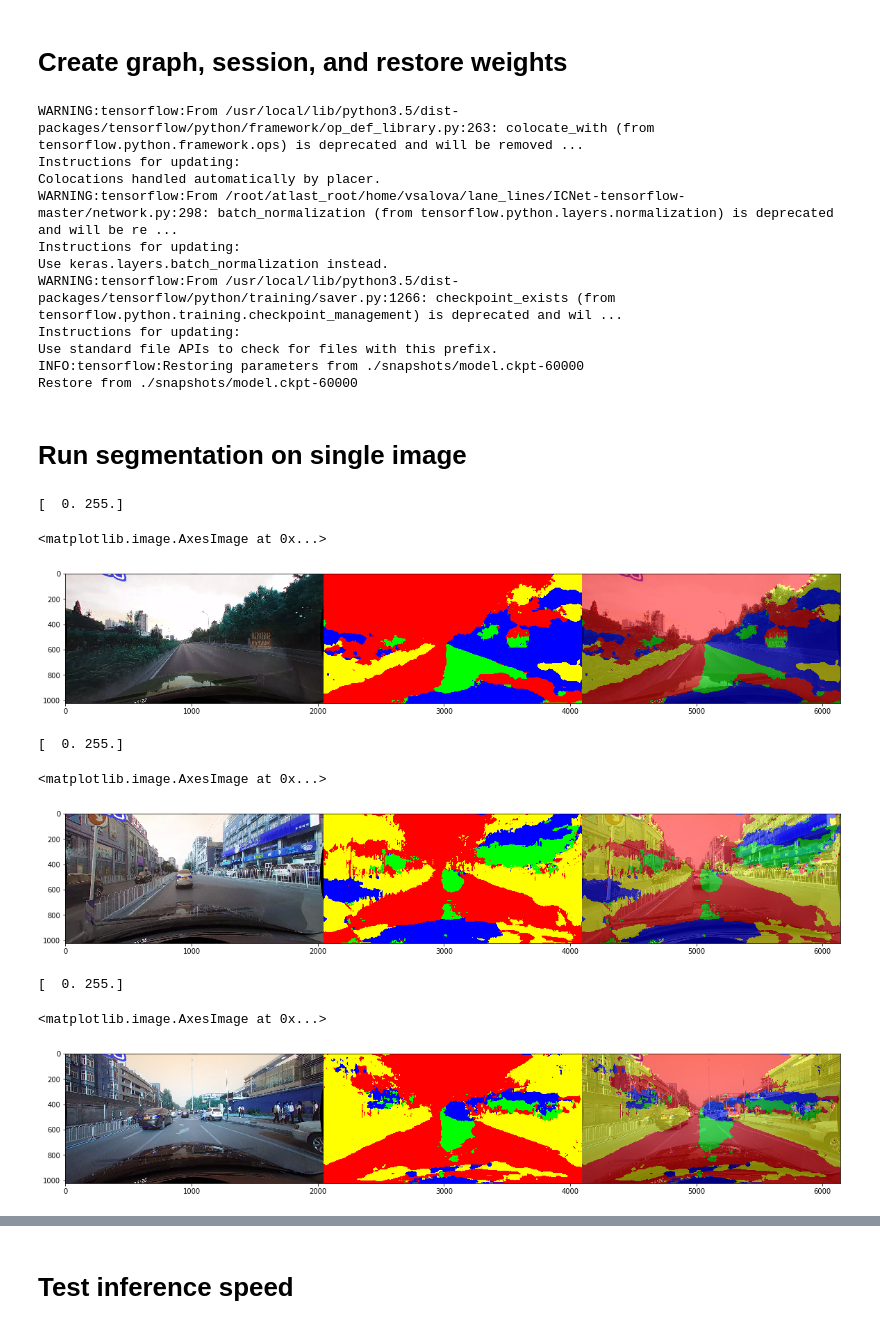
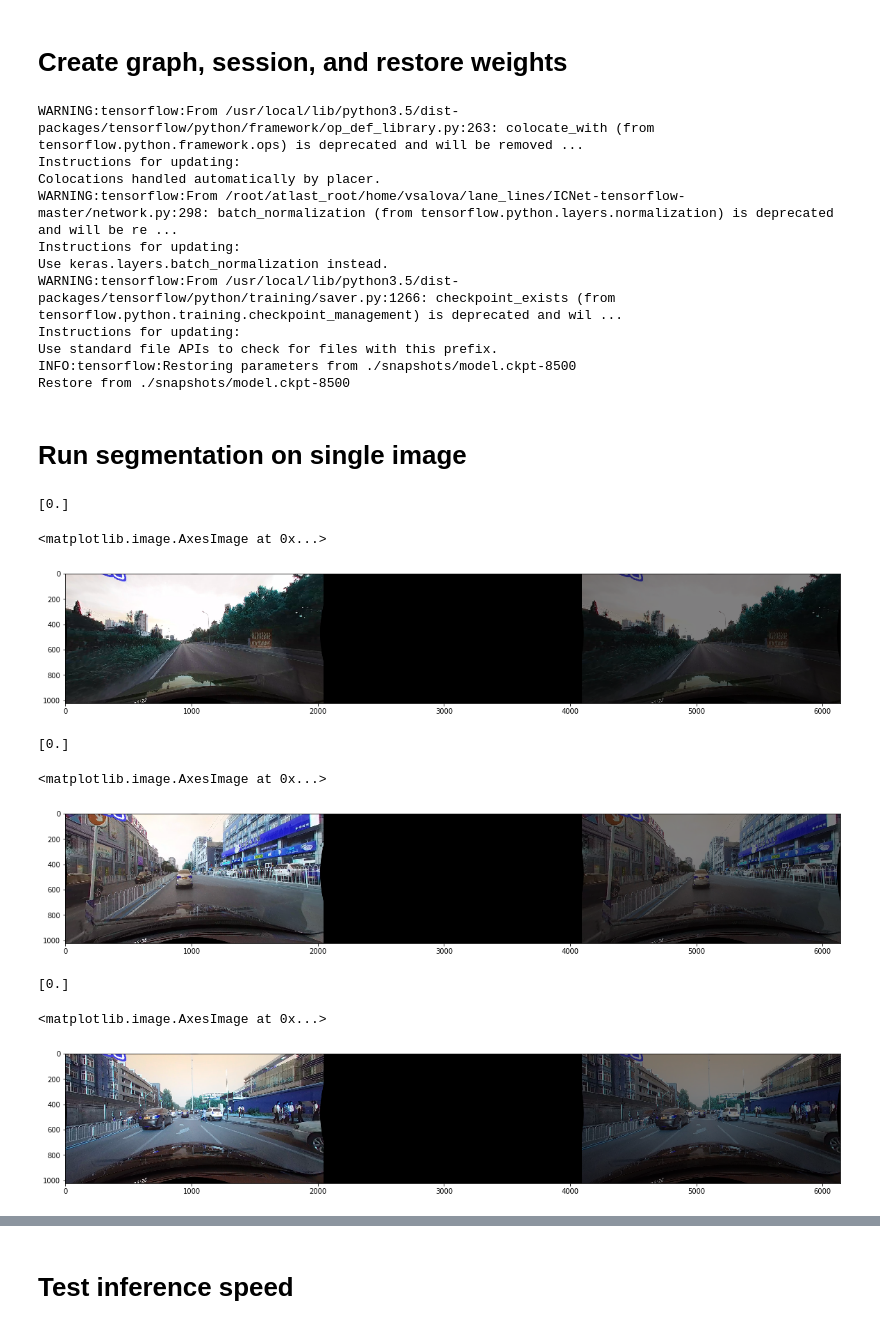
Before and after one commit to vsalova/lane_lines, a Jupyter notebook: ICNet-tensorflow-master/demo.ipynb, the cells around one changed output, grey strips where cells are left out. Drawn from its saved outputs; the diff is of its cells as text; code cells hidden in the pictures.

```diff
--- a/ICNet-tensorflow-master/demo.ipynb
+++ b/ICNet-tensorflow-master/demo.ipynb
@@ -28,7 +28,7 @@ class InferenceConfig(Config):
     model_type = 'others'
 
     # Set pre-trained weights here (You can download weight from Google Drive)
-    model_weight = './snapshots/model.ckpt-60000'
+    model_weight = './snapshots/model.ckpt-8500'
 
     # Define default input size here
     INFER_SIZE = (1024, 2048, 3)
@@ -74,34 +74,34 @@ Use keras.layers.batch_normalization instead.
 WARNING:tensorflow:From /usr/local/lib/python3.5/dist-packages/tensorflow/python/training/saver.py:1266: checkpoint_exists (from tensorflow.python.training.checkpoint_management) is deprecated and wil ...
 Instructions for updating:
 Use standard file APIs to check for files with this prefix.
-INFO:tensorflow:Restoring parameters from ./snapshots/model.ckpt-60000
-Restore from ./snapshots/model.ckpt-60000
+INFO:tensorflow:Restoring parameters from ./snapshots/model.ckpt-8500
+Restore from ./snapshots/model.ckpt-8500
 # %% [markdown]
 # Run segmentation on single image
 # %%
 im1 = cv2.imread('./data/input/6.jpg')
 
 if im1.shape != cfg.INFER_SIZE:
     im1 = cv2.resize(im1, (cfg.INFER_SIZE[1], cfg.INFER_SIZE[0]))
 
 results1 = net.predict(im1)
-results1[0][np.where((results1[0] == [0,0,0]).all(axis = 2))] = [255,255,255]
-results1[0][np.where((results1[0] == [1,1,1]).all(axis = 2))] = [255,255,0]
-results1[0][np.where((results1[0] == [2,2,2]).all(axis = 2))] = [255,0,0]
-results1[0][np.where((results1[0] == [3,3,3]).all(axis = 2))] = [0,255,0]
-results1[0][np.where((results1[0] == [4,4,4]).all(axis = 2))] = [0,0,255]
+# results1[0][np.where((results1[0] == [0,0,0]).all(axis = 2))] = [255,255,255]
+# results1[0][np.where((results1[0] == [1,1,1]).all(axis = 2))] = [255,255,0]
+# results1[0][np.where((results1[0] == [2,2,2]).all(axis = 2))] = [255,0,0]
+# results1[0][np.where((results1[0] == [3,3,3]).all(axis = 2))] = [0,255,0]
+# results1[0][np.where((results1[0] == [4,4,4]).all(axis = 2))] = [0,0,255]
 
 print(np.unique(results1))
 
 overlap_results1 = 0.5 * im1 + 0.5 * results1[0]
 vis_im1 = np.concatenate([im1/255.0, results1[0]/255.0, overlap_results1/255.0], axis=1)
 
 plt.figure(figsize=(20, 15))
 plt.imshow(vis_im1)
 # %% [output]
-[  0. 255.]
+[0.]
 <matplotlib.image.AxesImage at 0x...>
-[figure, old version]
+[figure, new version]
 # %%
 im1 = cv2.imread('./data/input/00095.jpg')
 
@@ -109,10 +109,10 @@ if im1.shape != cfg.INFER_SIZE:
     im1 = cv2.resize(im1, (cfg.INFER_SIZE[1], cfg.INFER_SIZE[0]))
 
 results1 = net.predict(im1)
-results1[0][np.where((results1[0] == [1,1,1]).all(axis = 2))] = [255,255,0]
-results1[0][np.where((results1[0] == [2,2,2]).all(axis = 2))] = [255,0,0]
-results1[0][np.where((results1[0] == [3,3,3]).all(axis = 2))] = [0,255,0]
-results1[0][np.where((results1[0] == [4,4,4]).all(axis = 2))] = [0,0,255]
+# results1[0][np.where((results1[0] == [1,1,1]).all(axis = 2))] = [255,255,0]
+# results1[0][np.where((results1[0] == [2,2,2]).all(axis = 2))] = [255,0,0]
+# results1[0][np.where((results1[0] == [3,3,3]).all(axis = 2))] = [0,255,0]
+# results1[0][np.where((results1[0] == [4,4,4]).all(axis = 2))] = [0,0,255]
 
 print(np.unique(results1))
 
@@ -122,20 +122,20 @@ vis_im1 = np.concatenate([im1/255.0, results1[0]/255.0, overlap_results1/255.0],
 plt.figure(figsize=(20, 15))
 plt.imshow(vis_im1)
 # %% [output]
-[  0. 255.]
+[0.]
 <matplotlib.image.AxesImage at 0x...>
-[figure, old version]
+[figure, new version]
 # %%
 im1 = cv2.imread('./data/input/00120.jpg')
 
 if im1.shape != cfg.INFER_SIZE:
     im1 = cv2.resize(im1, (cfg.INFER_SIZE[1], cfg.INFER_SIZE[0]))
 
-results1 = net.predict(im1)
-results1[0][np.where((results1[0] == [1,1,1]).all(axis = 2))] = [255,255,0]
-results1[0][np.where((results1[0] == [2,2,2]).all(axis = 2))] = [255,0,0]
-results1[0][np.where((results1[0] == [3,3,3]).all(axis = 2))] = [0,255,0]
-results1[0][np.where((results1[0] == [4,4,4]).all(axis = 2))] = [0,0,255]
+# results1 = net.predict(im1)
+# results1[0][np.where((results1[0] == [1,1,1]).all(axis = 2))] = [255,255,0]
+# results1[0][np.where((results1[0] == [2,2,2]).all(axis = 2))] = [255,0,0]
+# results1[0][np.where((results1[0] == [3,3,3]).all(axis = 2))] = [0,255,0]
+# results1[0][np.where((results1[0] == [4,4,4]).all(axis = 2))] = [0,0,255]
 
 print(np.unique(results1))
 
@@ -145,9 +145,9 @@ vis_im1 = np.concatenate([im1/255.0, results1[0]/255.0, overlap_results1/255.0],
 plt.figure(figsize=(20, 15))
 plt.imshow(vis_im1)
 # %% [output]
-[  0. 255.]
+[0.]
 <matplotlib.image.AxesImage at 0x...>
-[figure, old version]
+[figure, new version]
 # %%
 im1 = cv2.imread('./data/input/00150.jpg')
 
```
Also changed, not shown: parts of 3 cells of this notebook, 3 other files.
